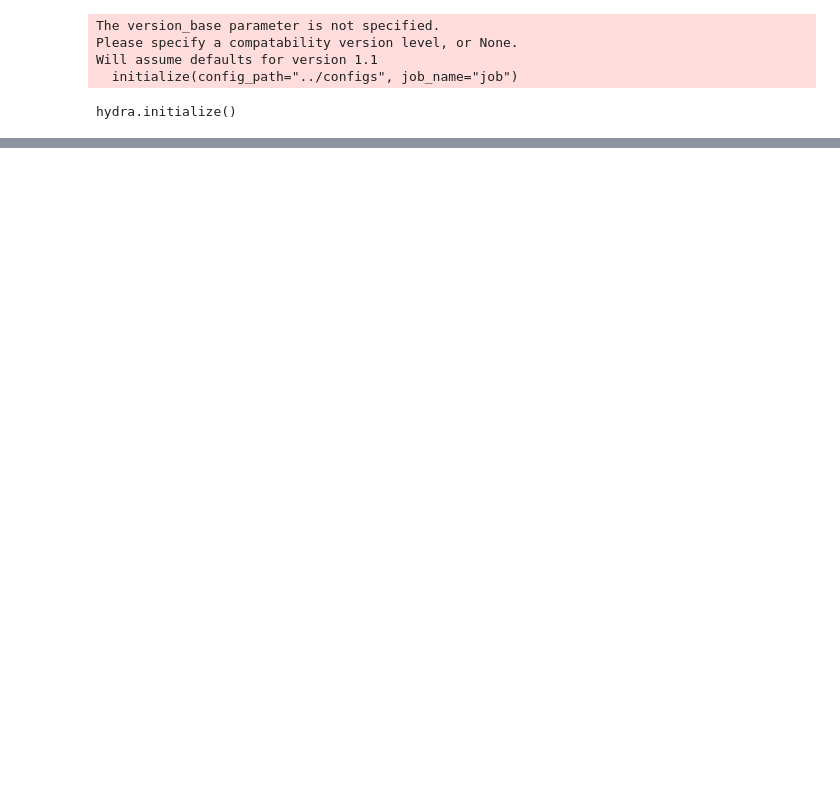
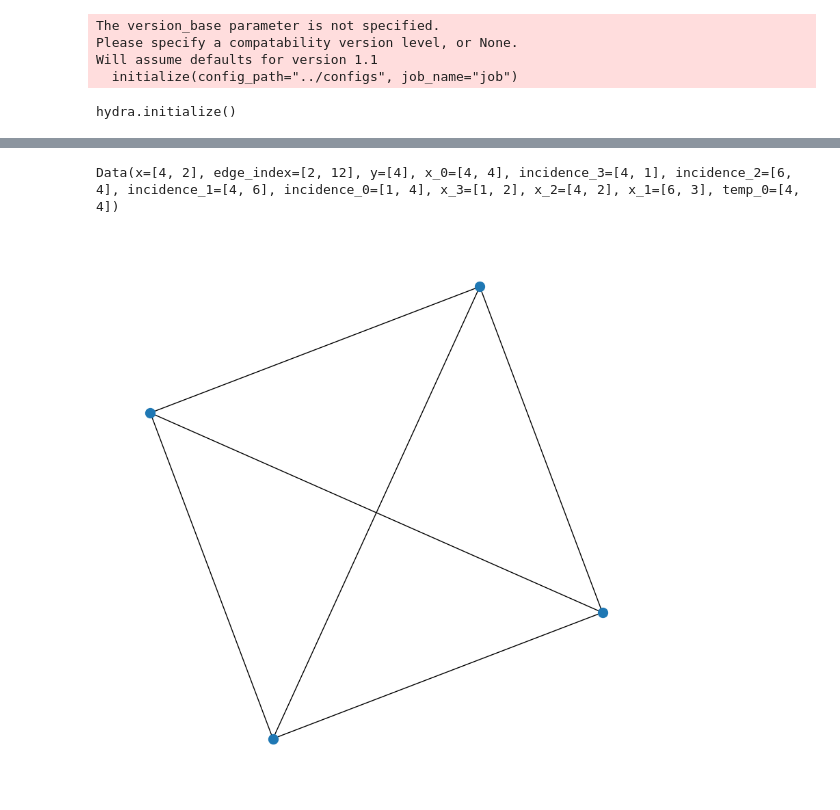
Before and after one commit to geometric-intelligence/TopoBenchmark, a Jupyter notebook: tutorials/batching.ipynb, the cells around one changed output, grey strips where cells are left out. Cells and saved outputs as stored; diff of their text form; code cells hidden in the pictures; blank space fills up the shorter version.

```diff
--- a/tutorials/batching.ipynb
+++ b/tutorials/batching.ipynb
@@ -65,0 +532,32 @@ data.keys()
+# %%
+incidence_3 = torch.tensor([[1],[1],[1],[1]]).float().to_sparse()
+incidence_2 = torch.tensor([[1,0,1,0],[1,1,0,0],[0,1,1,0],[0,0,1,1],[1,0,0,1],[0,1,0,1]]).float().to_sparse()
+incidence_1 = torch.tensor([[1,1,1,0,0,0],[1,0,0,1,1,0],[0,1,0,0,1,1],[0,0,1,1,0,1]]).float().to_sparse()
+incidence_0 = torch.tensor([[1,1,1,1]]).float().to_sparse()
+
+x_3 = torch.tensor([[1,0]]).float()
+x_2 = torch.tensor([[1,0],[0,1],[1,1],[0,0]]).float()
+x_1 = torch.tensor([[1,0,0],[0,1,0],[0,0,1],[1,0,0],[0,1,0],[0,0,1]]).float()
+x_0 = torch.tensor([[1,0,0,0],[0,1,0,0],[0,0,1,0],[0,0,0,1]]).float()
+
+rank = 2
+
+data['incidence_3'] = incidence_3
+data['incidence_2'] = incidence_2
+data['incidence_1'] = incidence_1
+data['incidence_0'] = incidence_0
+
+data['x_3'] = x_3
+data['x_2'] = x_2
+data['x_1'] = x_1
+data['x_0'] = x_0
+data['x'] = data[f'x_{rank}']
+data['y'] = torch.zeros(data[f'x_{rank}'].shape[0], dtype=torch.long)
+
+data['edge_index'] = torch.tensor([[0,0,0,1,1,1,2,2,2,3,3,3],[1,2,3,0,2,3,0,1,3,0,1,2]])
+data['temp_0'] = torch.sparse_coo_tensor(data['edge_index'], torch.ones(data['edge_index'].shape[1]), data['x_0'].shape)
+print(data)
+plot_graph(data)
+# %% [output]
+Data(x=[4, 2], edge_index=[2, 12], y=[4], x_0=[4, 4], incidence_3=[4, 1], incidence_2=[6, 4], incidence_1=[4, 6], incidence_0=[1, 4], x_3=[1, 2], x_2=[4, 2], x_1=[6, 3], temp_0=[4, 4])
+[figure, added]
```
Also changed, not shown: parts of 14 cells of this notebook.
